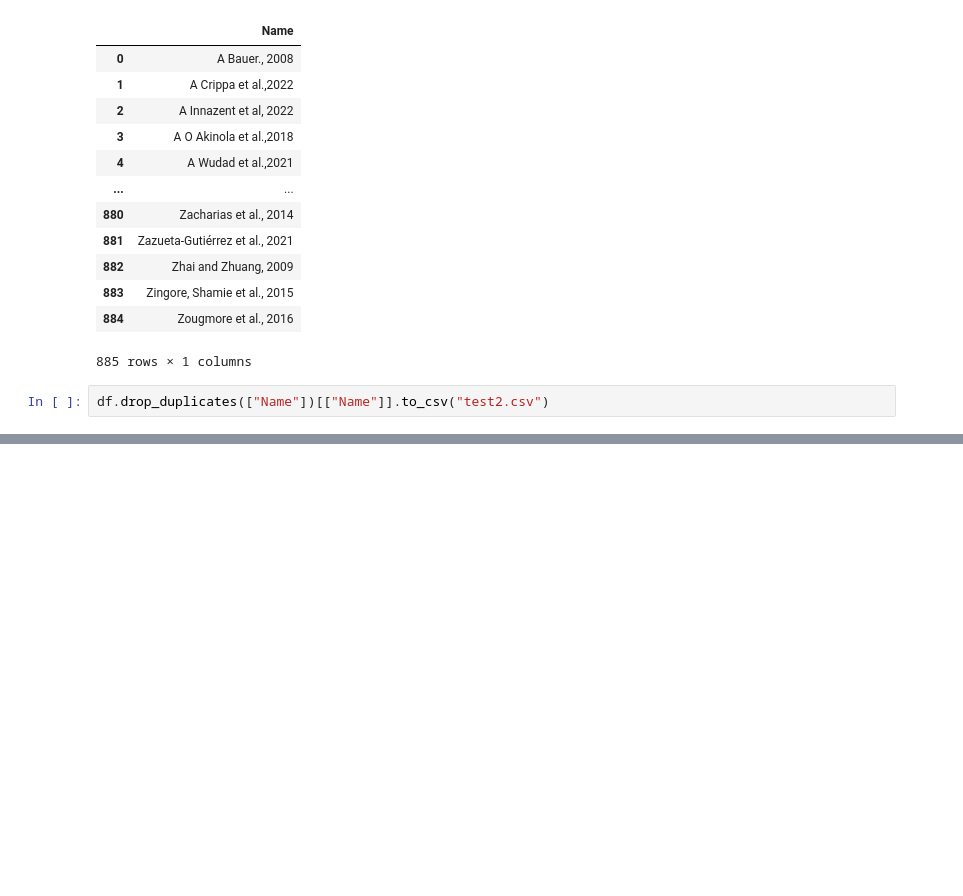
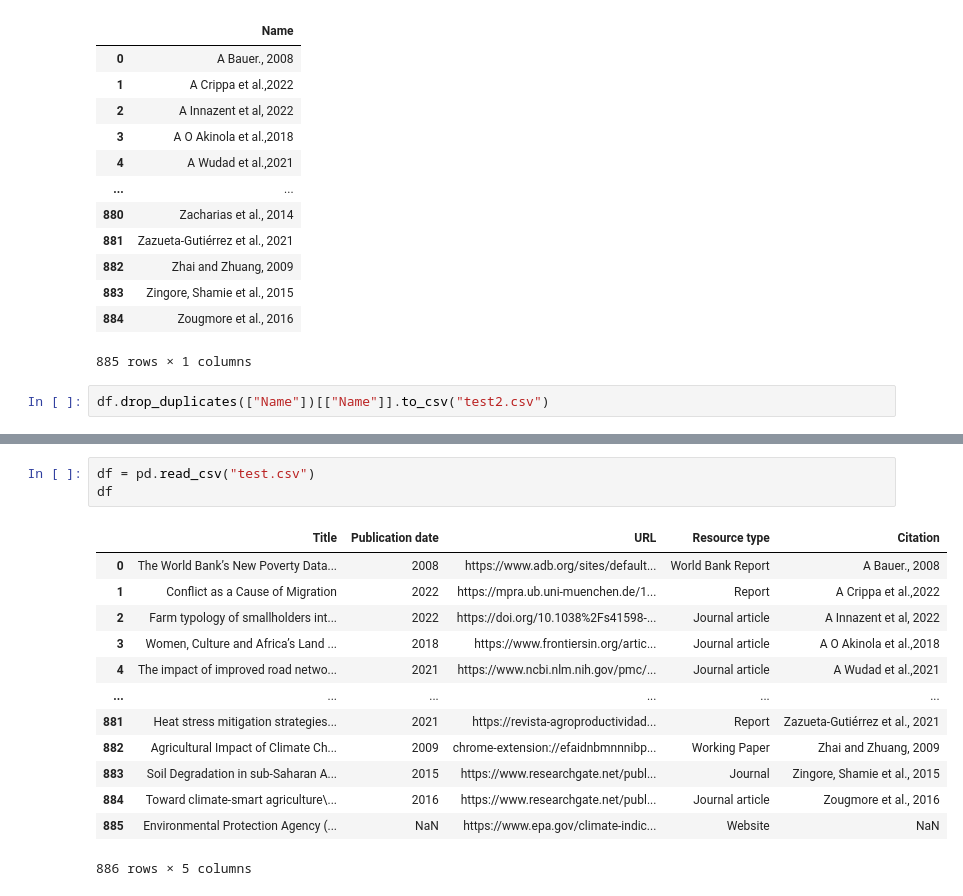
Before and after one commit to iberius96/DP_DPI, a Jupyter notebook: tests.ipynb, the cells around one changed output, grey strips where cells are left out. Saved outputs shown, nothing was run; the diff lists cells and outputs as text; blank space fills up the shorter version.

```diff
--- a/tests.ipynb
+++ b/tests.ipynb
@@ -26,0 +773,17 @@ df.drop_duplicates(["Name"])[["Name"]].to_csv("test2.csv")
+# %%
+df = pd.read_csv("test.csv")
+df
+# %% [output]
+|  | Title | Publication date | URL | Resource type | Citation |
+| 0 | The World Bank’s New Poverty Data... | 2008 | https://www.adb.org/sites/default... | World Bank Report | A Bauer., 2008 |
+| 1 | Conflict as a Cause of Migration | 2022 | https://mpra.ub.uni-muenchen.de/1... | Report | A Crippa et al.,2022 |
+| 2 | Farm typology of smallholders int... | 2022 | https://doi.org/10.1038%2Fs41598-... | Journal article | A Innazent et al, 2022 |
+| 3 | Women, Culture and Africa’s Land ... | 2018 | https://www.frontiersin.org/artic... | Journal article | A O Akinola et al.,2018 |
+| 4 | The impact of improved road netwo... | 2021 | https://www.ncbi.nlm.nih.gov/pmc/... | Journal article | A Wudad et al.,2021 |
+| ... | ... | ... | ... | ... | ... |
+| 881 | Heat stress mitigation strategies... | 2021 | https://revista-agroproductividad... | Report | Zazueta-Gutiérrez et al., 2021 |
+| 882 | Agricultural Impact of Climate Ch... | 2009 | chrome-extension://efaidnbmnnnibp... | Working Paper | Zhai and Zhuang, 2009 |
+| 883 | Soil Degradation in sub-Saharan A... | 2015 | https://www.researchgate.net/publ... | Journal | Zingore, Shamie et al., 2015 |
+| 884 | Toward climate-smart agriculture\... | 2016 | https://www.researchgate.net/publ... | Journal article | Zougmore et al., 2016 |
+| 885 | Environmental Protection Agency (... | NaN | https://www.epa.gov/climate-indic... | Website | NaN |
+886 rows × 5 columns
```
Also changed, not shown: parts of 3 cells of this notebook, 11 other files.
